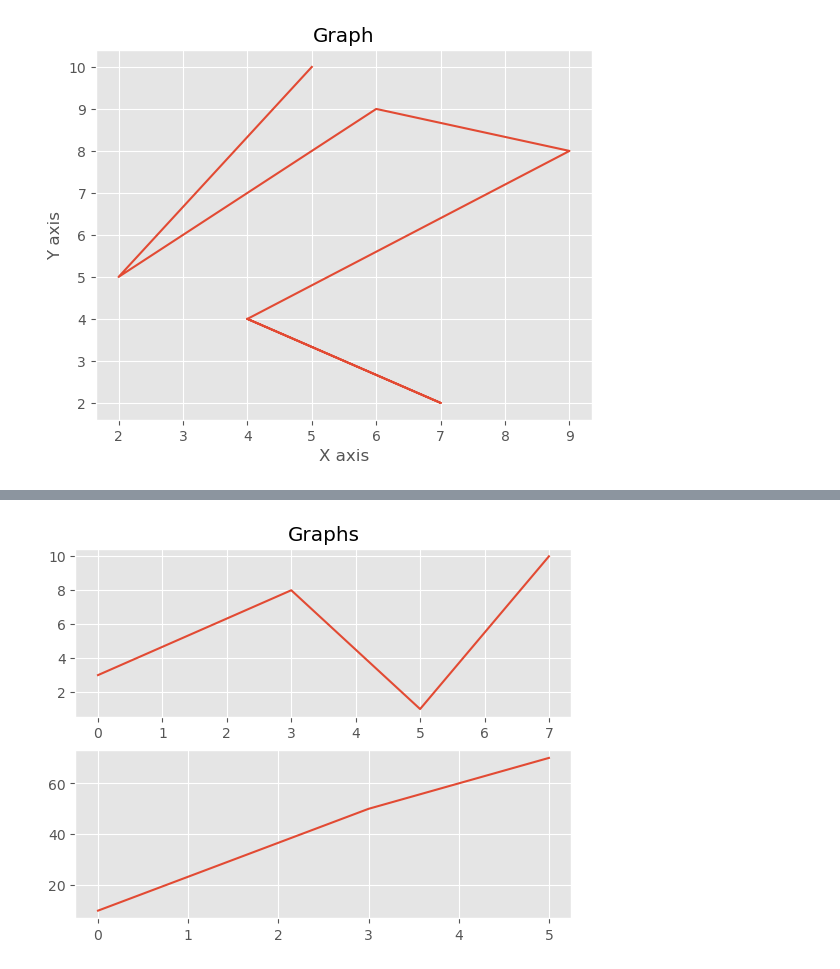
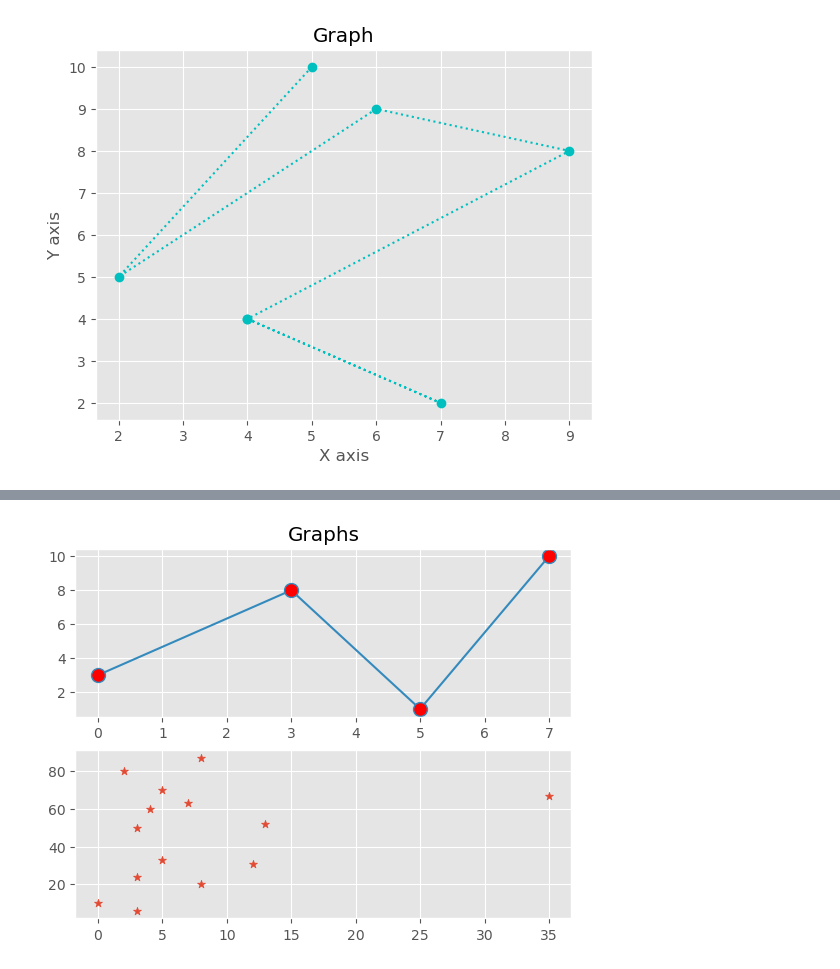
Before and after one commit to Maanas10/DataScience-Lab, a Jupyter notebook: 4.Data Visualization.ipynb, the cells around one changed output, grey strips where cells are left out. Drawn from its saved outputs; the diff is of its cells as text; code cells hidden in the pictures.

```diff
--- a/4.Data Visualization.ipynb
+++ b/4.Data Visualization.ipynb
@@ -9,14 +9,14 @@ x = [5, 2 , 6 , 9, 4, 7 , 4]
 # Y-axis values
 y = [10, 5, 9 , 8, 4, 2 , 4 ]
 # Function to plot
-plt.plot(x,y)
+plt.plot(x,y,'o:c')
 plt.title('Graph')
 plt.ylabel('Y axis')
 plt.xlabel('X axis')
 # function to show the plot
 plt.show()
 # %% [output]
-[figure, old version]
+[figure, new version]
 # %%
 import plotly.express as px
 
@@ -34,24 +34,25 @@ fig.show()
 # %%
 #subplot
 import matplotlib.pyplot as plt
+from matplotlib import style
 import numpy as np
 
 #plot 1:
 x = np.array([0, 3, 5, 7])
 y = np.array([3, 8, 1, 10])
 
 
 plt.subplot(2, 1, 1)
-plt.plot(x,y)
+plt.plot(x,y,color="C8",marker = 'o',ms = 10, mfc = 'r')
 
 #plot 2:
-x = np.array([0, 3, 4, 5])
-y = np.array([10, 50, 60, 70])
+x = np.array([0, 3, 4, 5, 2, 8, 3, 5, 8, 3, 7, 12, 13, 35])
+y = np.array([10, 50, 60, 70, 80, 20, 6, 33, 87, 24, 63, 31, 52, 67])
 
 plt.title('Graphs')
 plt.subplot(2, 1, 2)
-plt.plot(x,y)
+plt.scatter(x,y,marker = '*')
 
 plt.show()
 # %% [output]
-[figure, old version]
+[figure, new version]
```
Also changed, not shown: parts of 1 cell of this notebook.
